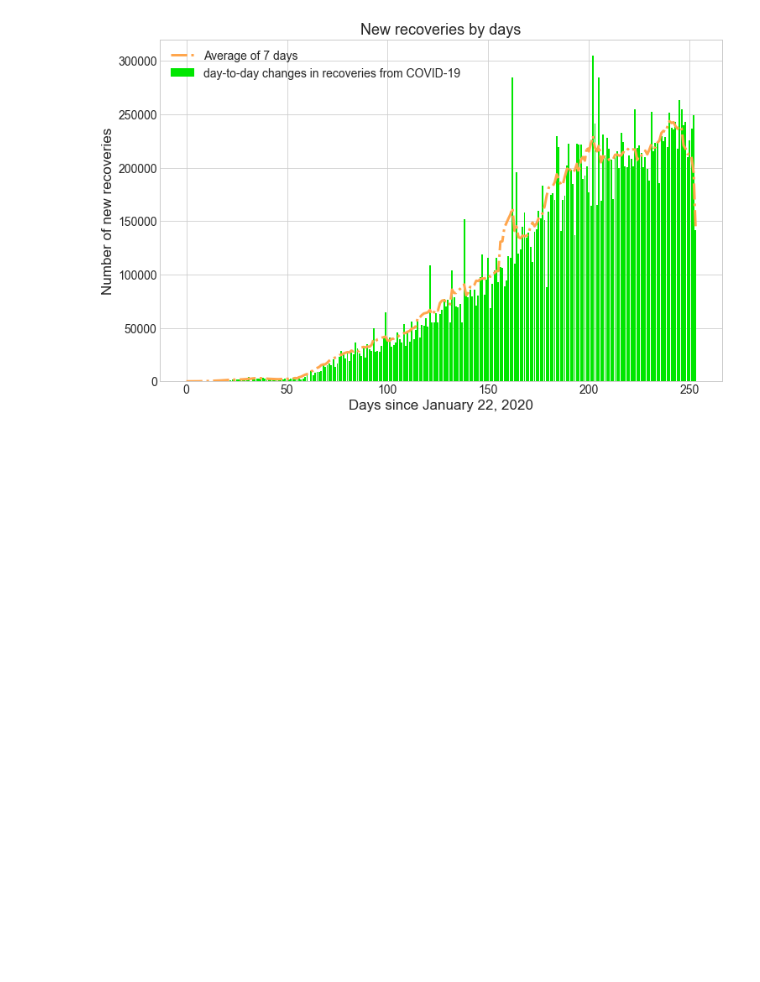
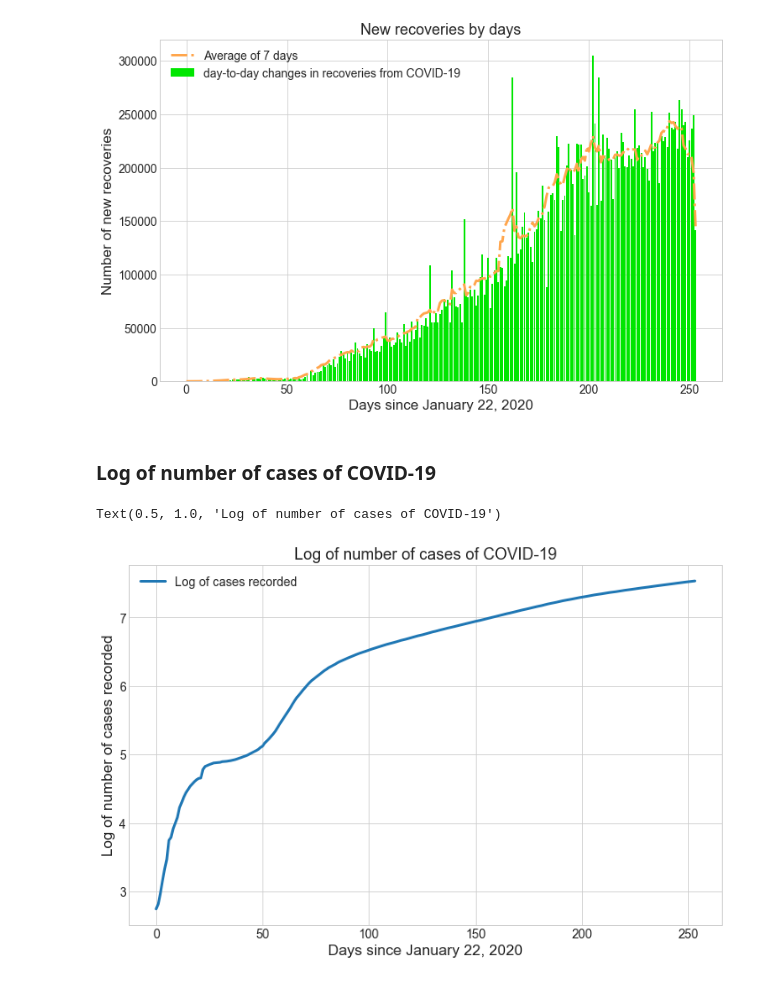
Before and after one commit to Sid1298/Project_COVID-19_Analysis, a Jupyter notebook: covid_prediction.ipynb, the cells around one changed output. Cells and saved outputs as stored; diff of their text form; code cells hidden in the pictures; blank space fills up the shorter version.

Commit message:
Completed graphs for logarithmic changes in confirmed cases, deaths and recoveries

```diff
--- a/covid_prediction.ipynb
+++ b/covid_prediction.ipynb
@@ -466,3 +466,15 @@ plt.title("New recoveries by days", size=18)
 # %% [output]
 Text(0.5, 1.0, 'New recoveries by days')
 [figure]
+# %% [markdown]
+### Log of number of cases of COVID-19
+# %%
+plt.figure(figsize=(12,7.5))
+plt.plot(adjustedDates, np.log10(casesWorldwide), label="Log of cases recorded", lw=3)
+plt.legend()
+plt.xlabel("Days since January 22, 2020", size=17)
+plt.ylabel("Log of number of cases recorded", size=17)
+plt.title("Log of number of cases of COVID-19", size=18)
+# %% [output]
+Text(0.5, 1.0, 'Log of number of cases of COVID-19')
+[figure, added]
```
Also changed, not shown: parts of 5 cells of this notebook.
